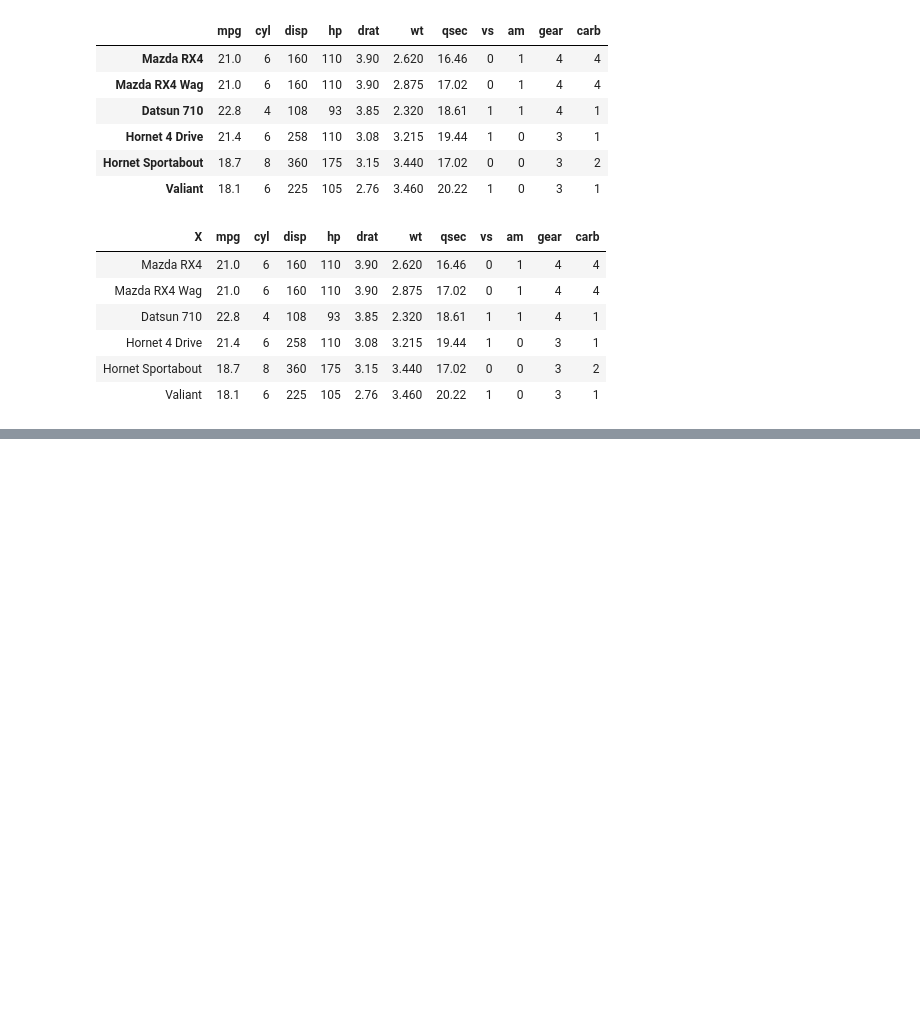
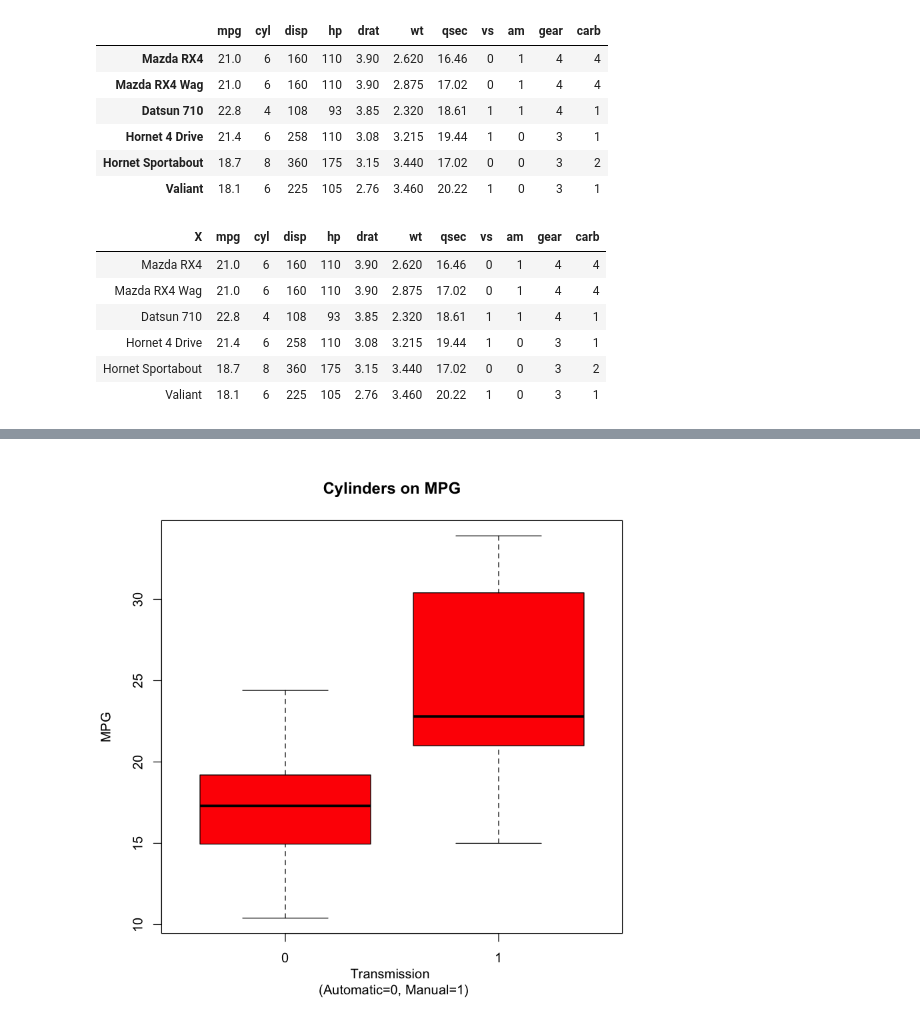
Before and after one commit to edkrueger/r-regression-labs, a Jupyter notebook: mtcars.ipynb, the cells around one changed output, grey strips where cells are left out. Saved outputs shown, nothing was run; the diff lists cells and outputs as text; code cells hidden in the pictures; blank space fills up the shorter version.

```diff
--- a/mtcars.ipynb
+++ b/mtcars.ipynb
@@ -65,0 +81,12 @@ head(cars)
+# %%
+# make a box plot instead
+boxplot(
+    mpg ~ am,
+    data=mtcars,
+    col="red",
+    xlab="Transmission \n (Automatic=0, Manual=1)",
+    ylab="MPG",
+    main = "Cylinders on MPG"
+)
+# %% [output]
+[figure, added]
```
Also changed, not shown: parts of 5 cells of this notebook.
